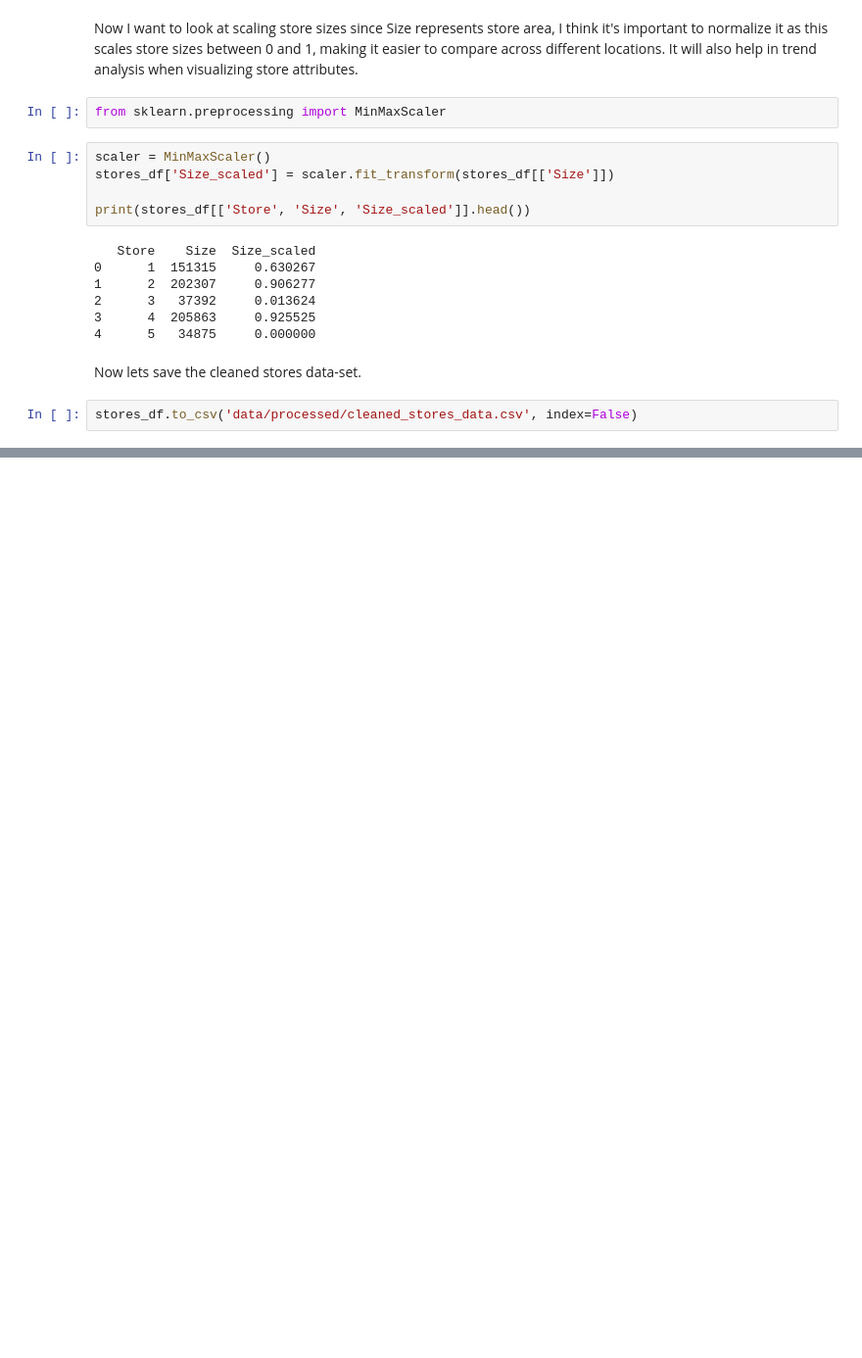
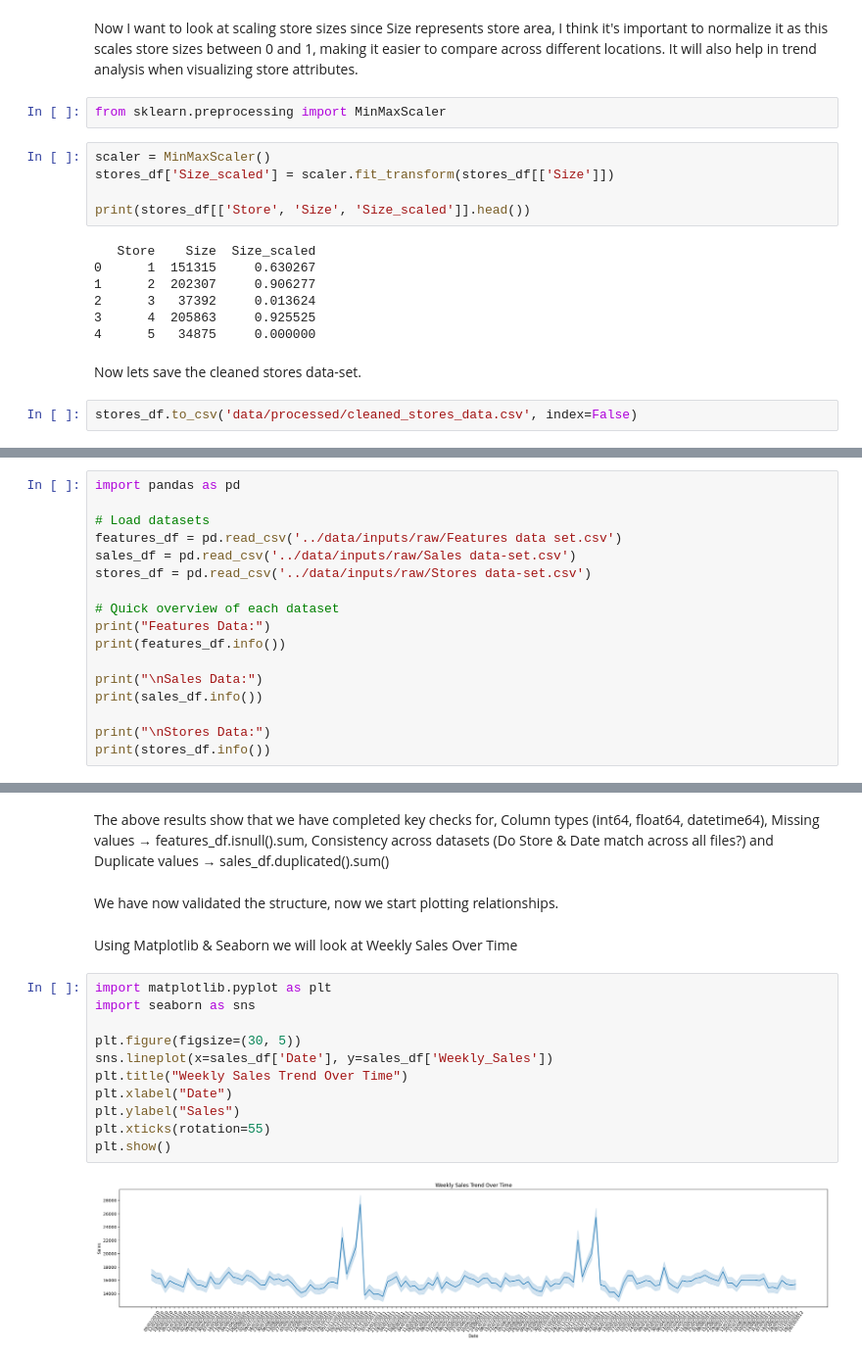
Before and after one commit to Shema774/Retail-Hackathon-1, a Jupyter notebook: jupyter_notebooks/Data_Investigation.ipynb, the cells around one changed output, grey strips where cells are left out. Shown at 98% size. Saved outputs shown, nothing was run; the diff lists cells and outputs as text; blank space fills up the shorter version.

Commit message:
Generate basic charts and graphs for key metrics using Matplotlib & Seaborn

```diff
--- a/jupyter_notebooks/Data_Investigation.ipynb
+++ b/jupyter_notebooks/Data_Investigation.ipynb
@@ -334,0 +328,17 @@ stores_df.to_csv('data/processed/cleaned_stores_data.csv', index=False)
+# %%
+import pandas as pd
+
+# Load datasets
+features_df = pd.read_csv('../data/inputs/raw/Features data set.csv')
+sales_df = pd.read_csv('../data/inputs/raw/Sales data-set.csv')
+stores_df = pd.read_csv('../data/inputs/raw/Stores data-set.csv')
+
+# Quick overview of each dataset
+print("Features Data:")
+print(features_df.info())
+
+print("\nSales Data:")
+print(sales_df.info())
+
+print("\nStores Data:")
+print(stores_df.info())
@@ -334,0 +363,19 @@ stores_df.to_csv('data/processed/cleaned_stores_data.csv', index=False)
+# %% [markdown]
+The above results show that we have completed key checks for, Column types (int64, float64, datetime64),  Missing values → features_df.isnull().sum, Consistency across datasets (Do Store & Date match across all files?) and Duplicate values → sales_df.duplicated().sum()
+# %% [markdown]
+We have now  validated the structure, now we start plotting relationships.
+# %% [markdown]
+Using Matplotlib & Seaborn we will look at Weekly Sales Over Time
+# %%
+import matplotlib.pyplot as plt
+import seaborn as sns
+
+plt.figure(figsize=(30, 5))
+sns.lineplot(x=sales_df['Date'], y=sales_df['Weekly_Sales'])
+plt.title("Weekly Sales Trend Over Time")
+plt.xlabel("Date")
+plt.ylabel("Sales")
+plt.xticks(rotation=55)
+plt.show()
+# %% [output]
+[figure, added]
```
Also changed, not shown: parts of 10 cells of this notebook, 2 other files.
